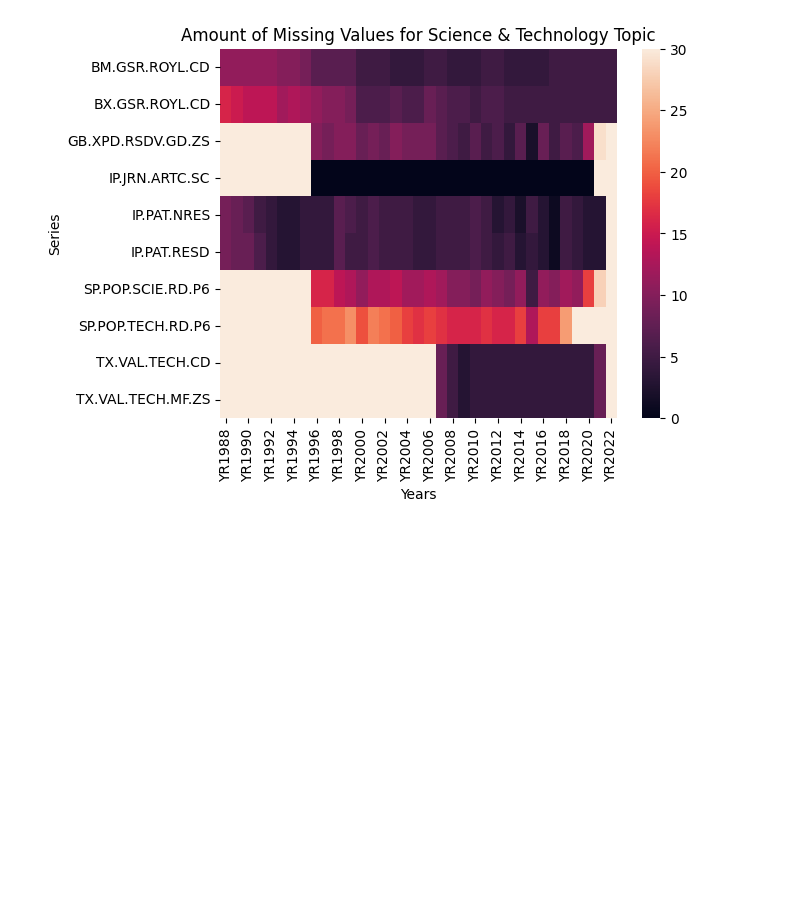
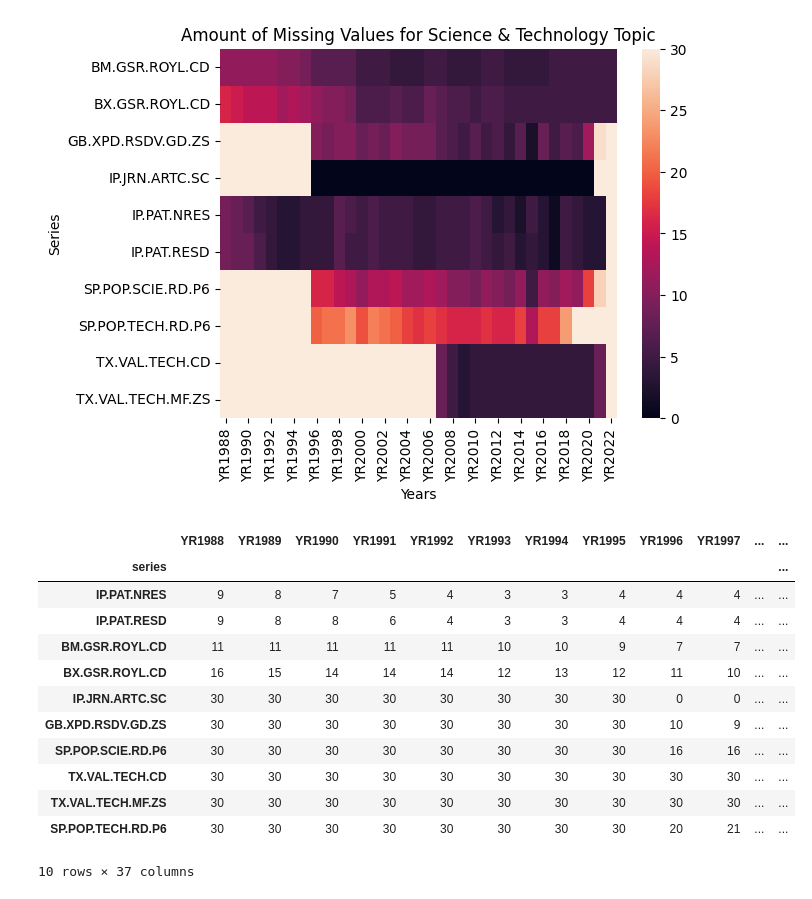
Before and after one commit to juanesfco/PF_DS_PT03_G2_EsperanzaVida, a Jupyter notebook: RawData/readData.ipynb, the cells around one changed output. Saved outputs shown, nothing was run; the diff lists cells and outputs as text; code cells hidden in the pictures; blank space fills up the shorter version.

```diff
--- a/RawData/readData.ipynb
+++ b/RawData/readData.ipynb
@@ -303,3 +440,6 @@ df_series_s14.to_csv('dfSeriesS14.csv')
+# %%
+#df_series_s14.to_csv('dfSeriesS14.csv')
+df_series_s14 = pd.read_csv('dfSeriesS14.csv',index_col=['economy','series'])
 # %%
 import numpy as np
 import seaborn as sns
@@ -319,3 +459,29 @@ plt.title("Amount of Missing Values for Science & Technology Topic", fontsize =
 plt.show()
 # %% [output]
 [figure]
+# %%
+df_series_s14_sum['total'] = df_series_s14_sum.sum(axis=1).values
+
+df_series_s14_sum_top10 = df_series_s14_sum.sort_values('total').head(10)
+df_series_s14_sum_top10_index = list(df_series_s14_sum_top10.index)
+df_series_s14_sum_top10_values = []
+
+for i in df_series_s14_sum_top10_index:
+    df_series_s14_sum_top10_values.append(df_s14[df_s14['id']==i]['value'].values[0])
+
+df_series_s14_sum_top10['series_description'] = df_series_s14_sum_top10_values
+df_series_s14_sum_top10
+# %% [output]
+|  | YR1988 | YR1989 | YR1990 | YR1991 | YR1992 | YR1993 | YR1994 | YR1995 | YR1996 | YR1997 | ... | ... |
+| series |  |  |  |  |  |  |  |  |  |  |  | ... |
+| IP.PAT.NRES | 9 | 8 | 7 | 5 | 4 | 3 | 3 | 4 | 4 | 4 | ... | ... |
+| IP.PAT.RESD | 9 | 8 | 8 | 6 | 4 | 3 | 3 | 4 | 4 | 4 | ... | ... |
+| BM.GSR.ROYL.CD | 11 | 11 | 11 | 11 | 11 | 10 | 10 | 9 | 7 | 7 | ... | ... |
+| BX.GSR.ROYL.CD | 16 | 15 | 14 | 14 | 14 | 12 | 13 | 12 | 11 | 10 | ... | ... |
+| IP.JRN.ARTC.SC | 30 | 30 | 30 | 30 | 30 | 30 | 30 | 30 | 0 | 0 | ... | ... |
+| GB.XPD.RSDV.GD.ZS | 30 | 30 | 30 | 30 | 30 | 30 | 30 | 30 | 10 | 9 | ... | ... |
+| SP.POP.SCIE.RD.P6 | 30 | 30 | 30 | 30 | 30 | 30 | 30 | 30 | 16 | 16 | ... | ... |
+| TX.VAL.TECH.CD | 30 | 30 | 30 | 30 | 30 | 30 | 30 | 30 | 30 | 30 | ... | ... |
+| TX.VAL.TECH.MF.ZS | 30 | 30 | 30 | 30 | 30 | 30 | 30 | 30 | 30 | 30 | ... | ... |
+| SP.POP.TECH.RD.P6 | 30 | 30 | 30 | 30 | 30 | 30 | 30 | 30 | 20 | 21 | ... | ... |
+10 rows × 37 columns
```
Also changed, not shown: parts of 21 cells of this notebook.
